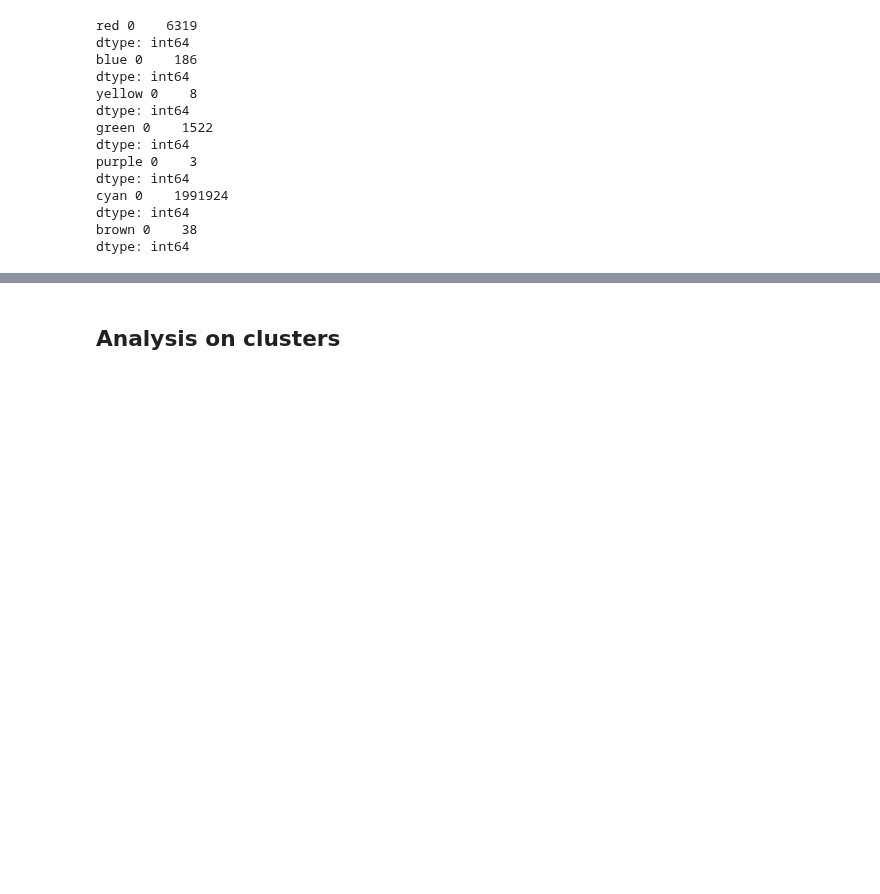
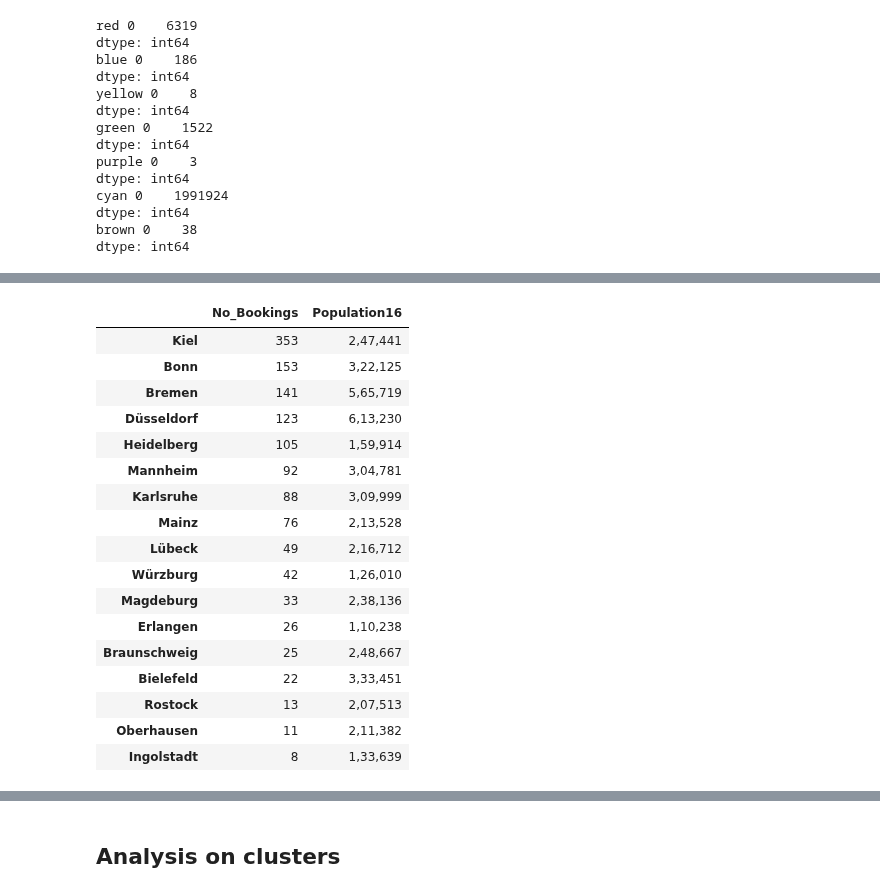
Before and after one commit to chinmaydas96/Bike_sharing, a Jupyter notebook: clustering_kproto.ipynb, the cells around one changed output, grey strips where cells are left out. Cells and saved outputs as stored; diff of their text form; code cells hidden in the pictures; blank space fills up the shorter version.

```diff
--- a/clustering_kproto.ipynb
+++ b/clustering_kproto.ipynb
@@ -298,0 +323,3 @@ dtype: int64
+# %%
+population = pd.read_csv('population_16.csv',index_col='CITY_RENTAL_ZONE')
+population.head(100)
@@ -298,0 +501,22 @@ dtype: int64
+# %%
+unpopular_city = sort_df[9:]
+unpopular_city
+# %% [output]
+|  | No_Bookings | Population16 |
+| Kiel | 353 | 2,47,441 |
+| Bonn | 153 | 3,22,125 |
+| Bremen | 141 | 5,65,719 |
+| Düsseldorf | 123 | 6,13,230 |
+| Heidelberg | 105 | 1,59,914 |
+| Mannheim | 92 | 3,04,781 |
+| Karlsruhe | 88 | 3,09,999 |
+| Mainz | 76 | 2,13,528 |
+| Lübeck | 49 | 2,16,712 |
+| Würzburg | 42 | 1,26,010 |
+| Magdeburg | 33 | 2,38,136 |
+| Erlangen | 26 | 1,10,238 |
+| Braunschweig | 25 | 2,48,667 |
+| Bielefeld | 22 | 3,33,451 |
+| Rostock | 13 | 2,07,513 |
+| Oberhausen | 11 | 2,11,382 |
+| Ingolstadt | 8 | 1,33,639 |
```
Also changed, not shown: parts of 23 cells of this notebook, 3 other files.
